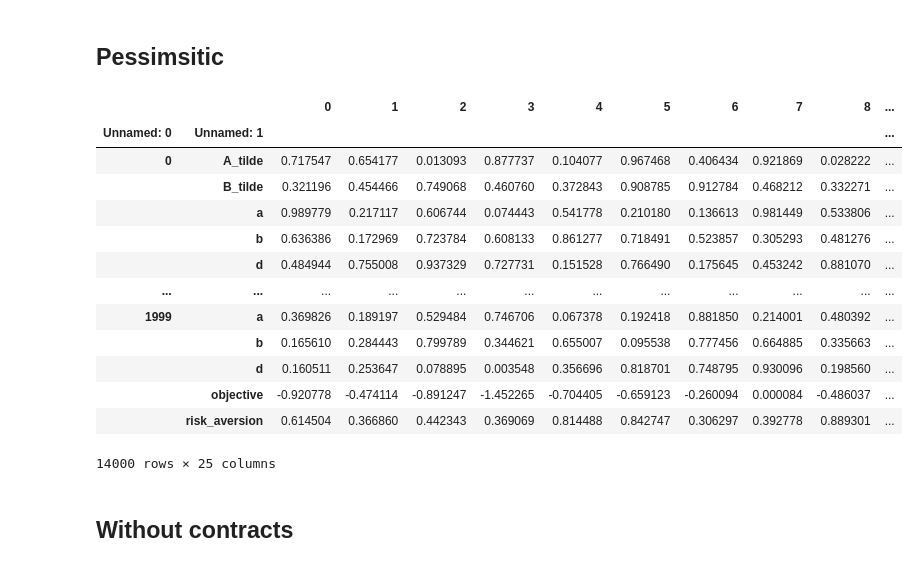
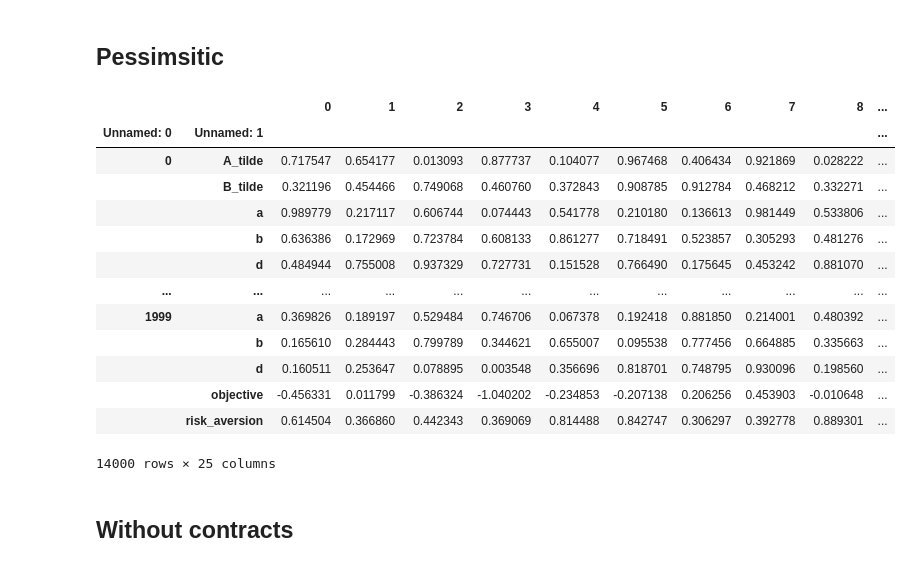
Before and after one commit to ishilov/risk_paper, a Jupyter notebook: notebooks/graphs.ipynb, the cells around one changed output. Saved outputs shown, nothing was run; the diff lists cells and outputs as text; code cells hidden in the pictures.

```diff
--- a/notebooks/graphs.ipynb
+++ b/notebooks/graphs.ipynb
@@ -42,22 +42,22 @@ df_optimistic
 # %% [markdown]
 ## Pessimsitic
 # %%
-df_pessimistic = pd.read_csv('../data/pessimistic_params_2000_with_obj.csv')
+df_pessimistic = pd.read_csv('../data/pessimistic_params_2000_with_obj_2.csv')
 df_pessimistic.set_index(['Unnamed: 0', 'Unnamed: 1'], inplace=True)
 df_pessimistic
 # %% [output]
 |  |  | 0 | 1 | 2 | 3 | 4 | 5 | 6 | 7 | 8 | ... |
 | Unnamed: 0 | Unnamed: 1 |  |  |  |  |  |  |  |  |  | ... |
 | 0 | A_tilde | 0.717547 | 0.654177 | 0.013093 | 0.877737 | 0.104077 | 0.967468 | 0.406434 | 0.921869 | 0.028222 | ... |
 |  | B_tilde | 0.321196 | 0.454466 | 0.749068 | 0.460760 | 0.372843 | 0.908785 | 0.912784 | 0.468212 | 0.332271 | ... |
 |  | a | 0.989779 | 0.217117 | 0.606744 | 0.074443 | 0.541778 | 0.210180 | 0.136613 | 0.981449 | 0.533806 | ... |
 |  | b | 0.636386 | 0.172969 | 0.723784 | 0.608133 | 0.861277 | 0.718491 | 0.523857 | 0.305293 | 0.481276 | ... |
 |  | d | 0.484944 | 0.755008 | 0.937329 | 0.727731 | 0.151528 | 0.766490 | 0.175645 | 0.453242 | 0.881070 | ... |
 | ... | ... | ... | ... | ... | ... | ... | ... | ... | ... | ... | ... |
 | 1999 | a | 0.369826 | 0.189197 | 0.529484 | 0.746706 | 0.067378 | 0.192418 | 0.881850 | 0.214001 | 0.480392 | ... |
 |  | b | 0.165610 | 0.284443 | 0.799789 | 0.344621 | 0.655007 | 0.095538 | 0.777456 | 0.664885 | 0.335663 | ... |
 |  | d | 0.160511 | 0.253647 | 0.078895 | 0.003548 | 0.356696 | 0.818701 | 0.748795 | 0.930096 | 0.198560 | ... |
-|  | objective | -0.920778 | -0.474114 | -0.891247 | -1.452265 | -0.704405 | -0.659123 | -0.260094 | 0.000084 | -0.486037 | ... |
+|  | objective | -0.456331 | 0.011799 | -0.386324 | -1.040202 | -0.234853 | -0.207138 | 0.206256 | 0.453903 | -0.010648 | ... |
 |  | risk_aversion | 0.614504 | 0.366860 | 0.442343 | 0.369069 | 0.814488 | 0.842747 | 0.306297 | 0.392778 | 0.889301 | ... |
 14000 rows × 25 columns
 # %% [markdown]
```
Also changed, not shown: parts of 11 cells of this notebook, 1 other file.
